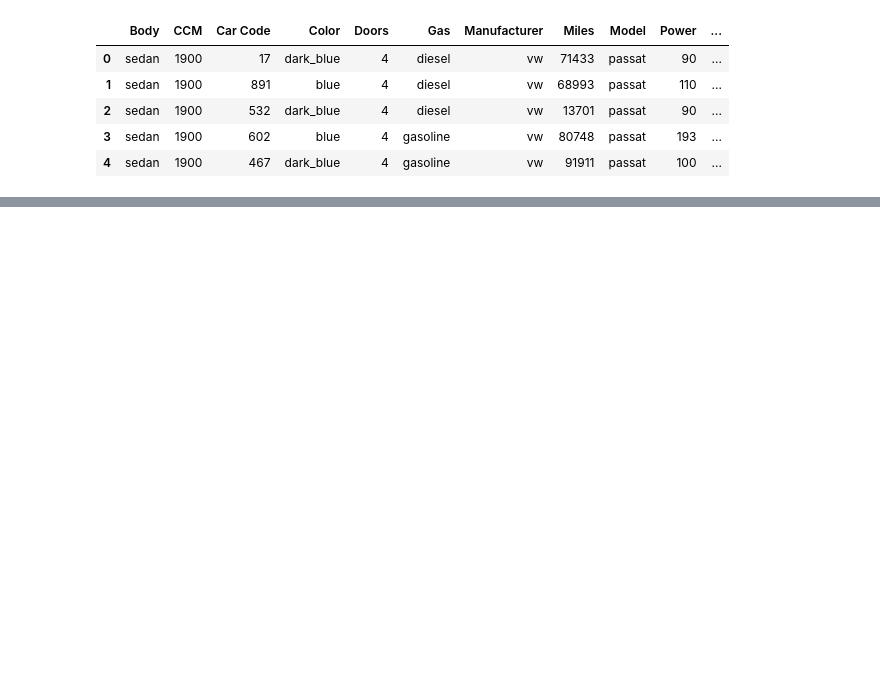
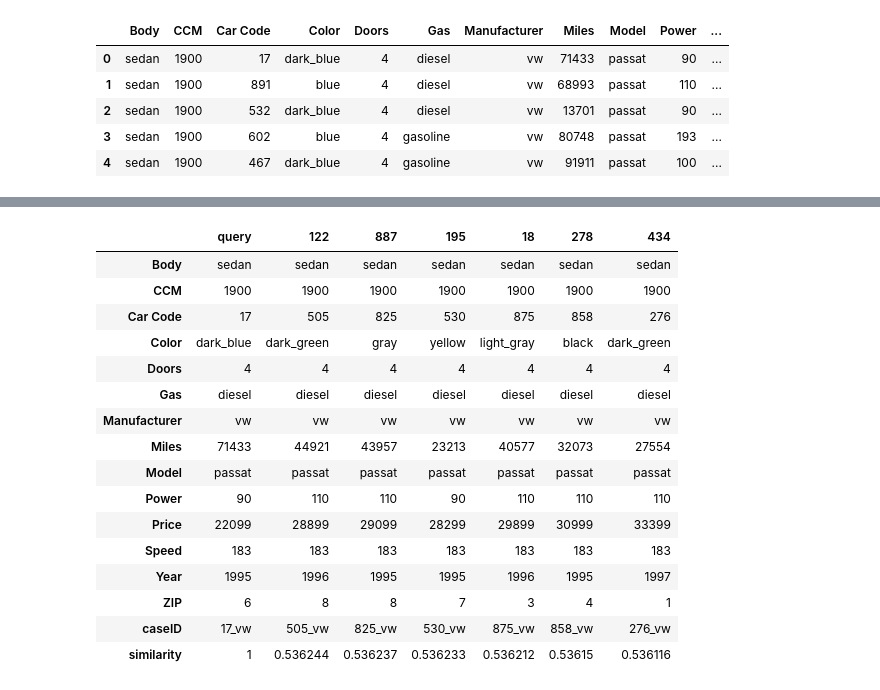
Before and after one commit to ntnu-ai-lab/mycbr-sample-python, a Jupyter notebook: QueryMyCBR.ipynb, the cells around one changed output, grey strips where cells are left out. Drawn from its saved outputs; the diff is of its cells as text; code cells hidden in the pictures; blank space fills up the shorter version.

```diff
--- a/QueryMyCBR.ipynb
+++ b/QueryMyCBR.ipynb
@@ -224,0 +277,23 @@ plt.show()
+# %%
+#define a list of cases
+caseList = ['505_vw', '825_vw', '530_vw', '875_vw', '858_vw', '276_vw']
+# compare them with a query
+compare_cases('17_vw', caseList)
+# %% [output]
+|  | query | 122 | 887 | 195 | 18 | 278 | 434 |
+| Body | sedan | sedan | sedan | sedan | sedan | sedan | sedan |
+| CCM | 1900 | 1900 | 1900 | 1900 | 1900 | 1900 | 1900 |
+| Car Code | 17 | 505 | 825 | 530 | 875 | 858 | 276 |
+| Color | dark_blue | dark_green | gray | yellow | light_gray | black | dark_green |
+| Doors | 4 | 4 | 4 | 4 | 4 | 4 | 4 |
+| Gas | diesel | diesel | diesel | diesel | diesel | diesel | diesel |
+| Manufacturer | vw | vw | vw | vw | vw | vw | vw |
+| Miles | 71433 | 44921 | 43957 | 23213 | 40577 | 32073 | 27554 |
+| Model | passat | passat | passat | passat | passat | passat | passat |
+| Power | 90 | 110 | 110 | 90 | 110 | 110 | 110 |
+| Price | 22099 | 28899 | 29099 | 28299 | 29899 | 30999 | 33399 |
+| Speed | 183 | 183 | 183 | 183 | 183 | 183 | 183 |
+| Year | 1995 | 1996 | 1995 | 1995 | 1996 | 1995 | 1997 |
+| ZIP | 6 | 8 | 8 | 7 | 3 | 4 | 1 |
+| caseID | 17_vw | 505_vw | 825_vw | 530_vw | 875_vw | 858_vw | 276_vw |
+| similarity | 1 | 0.536244 | 0.536237 | 0.536233 | 0.536212 | 0.53615 | 0.536116 |
```
Also changed, not shown: parts of 12 cells of this notebook.
